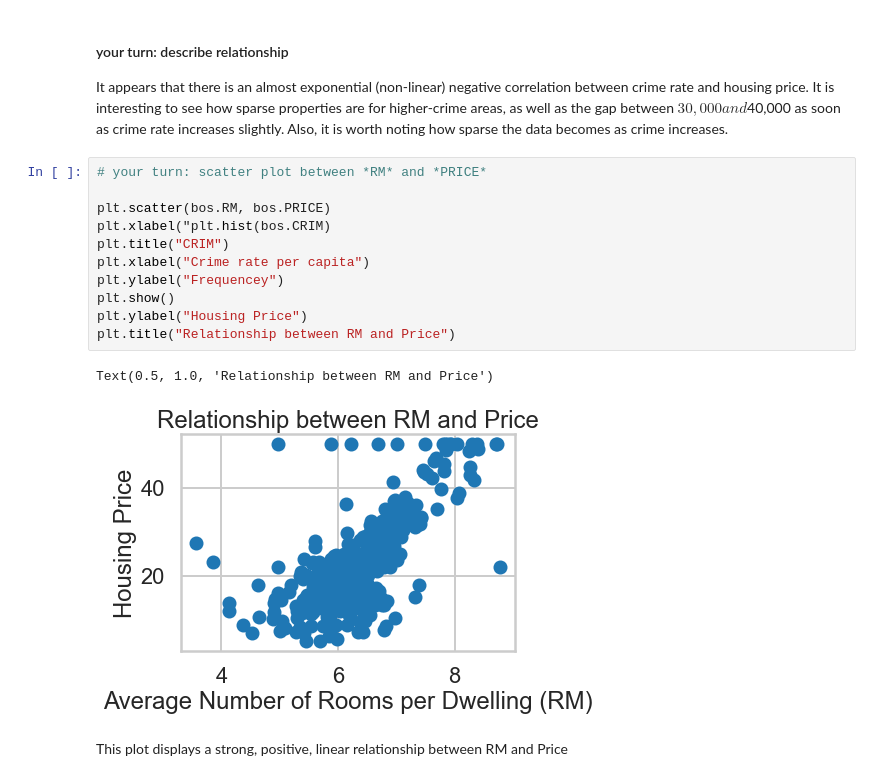
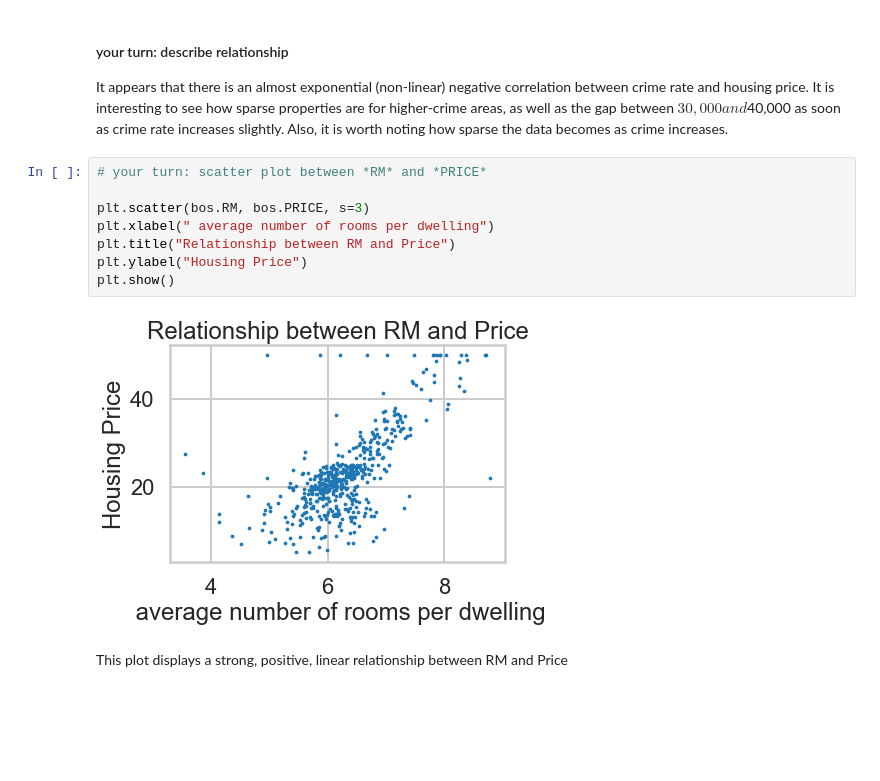
Before and after one commit to maessery/Boston-Housing-Case-Study, a Jupyter notebook: Mini_Project_Linear_Regression.ipynb, the cells around one changed output. Saved outputs shown, nothing was run; the diff lists cells and outputs as text; blank space fills up the shorter version.

```diff
--- a/Mini_Project_Linear_Regression.ipynb
+++ b/Mini_Project_Linear_Regression.ipynb
@@ -286,17 +286,13 @@ Also, it is worth noting how sparse the data becomes as crime increases.
 # %%
 # your turn: scatter plot between *RM* and *PRICE*
 
-plt.scatter(bos.RM, bos.PRICE)
-plt.xlabel("plt.hist(bos.CRIM)
-plt.title("CRIM")
-plt.xlabel("Crime rate per capita")
-plt.ylabel("Frequencey")
+plt.scatter(bos.RM, bos.PRICE, s=3)
+plt.xlabel(" average number of rooms per dwelling")
+plt.title("Relationship between RM and Price")
+plt.ylabel("Housing Price")
 plt.show()
-plt.ylabel("Housing Price")
-plt.title("Relationship between RM and Price")
 # %% [output]
-Text(0.5, 1.0, 'Relationship between RM and Price')
-[figure, old version]
+[figure, new version]
 # %% [markdown]
 This plot displays a strong, positive, linear relationship between RM and Price
 # %%
```
Also changed, not shown: parts of 21 cells of this notebook.
